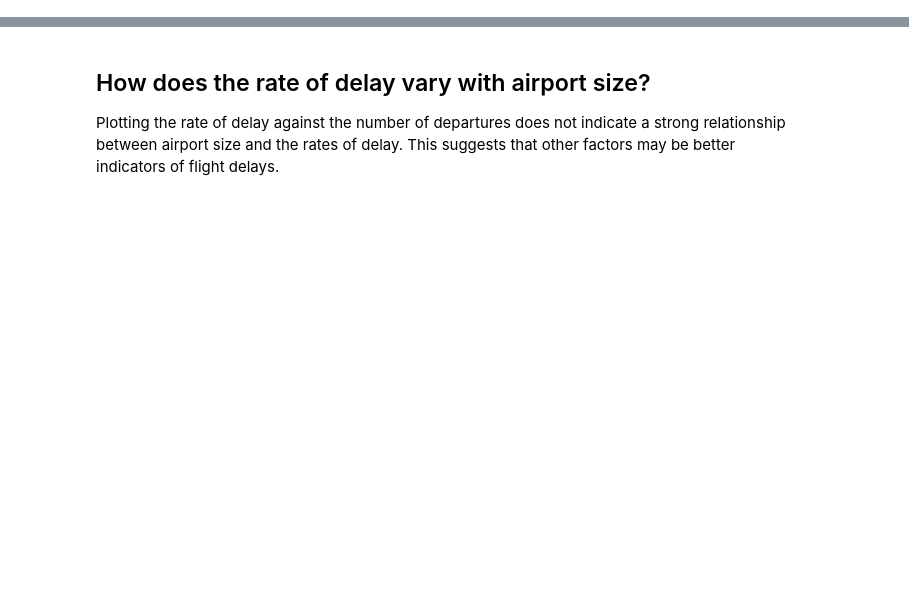
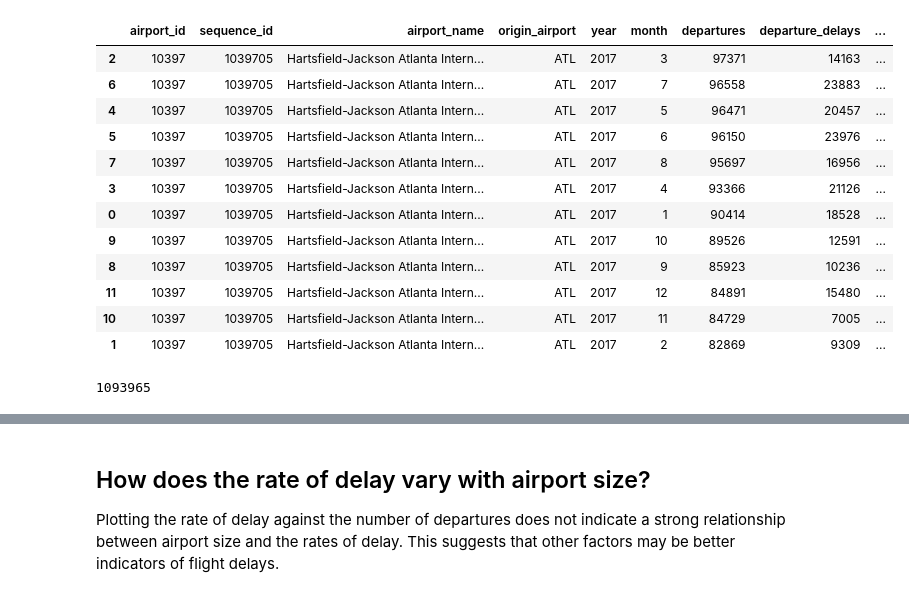
Before and after one commit to aviationweather/airport-delays, a Jupyter notebook: notebooks/eda/busiest-airports.ipynb, the cells around one changed output, grey strips where cells are left out. Drawn from its saved outputs; the diff is of its cells as text; code cells hidden in the pictures; blank space fills up the shorter version.

```diff
--- a/notebooks/eda/busiest-airports.ipynb
+++ b/notebooks/eda/busiest-airports.ipynb
@@ -8,2 +9,39 @@ from datetime import date
 
 %matplotlib inline
+# %%
+def get_atlanta_flights(year=2017):
+    """ Return a dataframe flight counts by day of week and year  """
+    engine = create_engine('sqlite:///./../../data/processed/airlines.db')
+
+    with engine.connect() as conn:
+        annual_flights = pd.read_sql("""
+            SELECT
+                f.origin_airport_id as airport_id,
+                f.origin_airport_sequence_id as sequence_id,
+                a.display_airport_name as airport_name,
+                f.origin as origin_airport,
+                f.year as year,
+                f.month as month,
+                count(f.flights) AS departures,
+                SUM(f.departure_was_delayed_15) AS departure_delays,
+                sum(f.diverted) as diverted,
+                sum(f.cancelled) as cancelled
+            FROM
+                flights AS f
+            JOIN
+                airports as a
+            ON
+                f.origin_airport_sequence_id = a.airport_sequence_id
+            WHERE
+                f.year = :year AND
+                a.display_airport_name = 'Hartsfield-Jackson Atlanta International'
+            GROUP BY
+                f.origin_airport_id, f.origin_airport_sequence_id, a.display_airport_name, f.origin, f.year, f.month
+        """, conn,
+        params={'year': year})
+
+    return annual_flights.sort_values('departures', ascending=False)
+
+# Get summary data for selected date range, counting flights delayed more than 15 minutes on departure
+atl = get_atlanta_flights(2017)
+atl.info()
@@ -10 +64,21 @@ from datetime import date
+# %%
+atl.head(15)
+# %% [output]
+|  | airport_id | sequence_id | airport_name | origin_airport | year | month | departures | departure_delays | ... |
+| 2 | 10397 | 1039705 | Hartsfield-Jackson Atlanta Intern... | ATL | 2017 | 3 | 97371 | 14163 | ... |
+| 6 | 10397 | 1039705 | Hartsfield-Jackson Atlanta Intern... | ATL | 2017 | 7 | 96558 | 23883 | ... |
+| 4 | 10397 | 1039705 | Hartsfield-Jackson Atlanta Intern... | ATL | 2017 | 5 | 96471 | 20457 | ... |
+| 5 | 10397 | 1039705 | Hartsfield-Jackson Atlanta Intern... | ATL | 2017 | 6 | 96150 | 23976 | ... |
+| 7 | 10397 | 1039705 | Hartsfield-Jackson Atlanta Intern... | ATL | 2017 | 8 | 95697 | 16956 | ... |
+| 3 | 10397 | 1039705 | Hartsfield-Jackson Atlanta Intern... | ATL | 2017 | 4 | 93366 | 21126 | ... |
+| 0 | 10397 | 1039705 | Hartsfield-Jackson Atlanta Intern... | ATL | 2017 | 1 | 90414 | 18528 | ... |
+| 9 | 10397 | 1039705 | Hartsfield-Jackson Atlanta Intern... | ATL | 2017 | 10 | 89526 | 12591 | ... |
+| 8 | 10397 | 1039705 | Hartsfield-Jackson Atlanta Intern... | ATL | 2017 | 9 | 85923 | 10236 | ... |
+| 11 | 10397 | 1039705 | Hartsfield-Jackson Atlanta Intern... | ATL | 2017 | 12 | 84891 | 15480 | ... |
+| 10 | 10397 | 1039705 | Hartsfield-Jackson Atlanta Intern... | ATL | 2017 | 11 | 84729 | 7005 | ... |
+| 1 | 10397 | 1039705 | Hartsfield-Jackson Atlanta Intern... | ATL | 2017 | 2 | 82869 | 9309 | ... |
+# %%
+atl.departures.sum()
+# %% [output]
+1093965
 # %%
```
Also changed, not shown: parts of 10 cells of this notebook, 11 other files.
